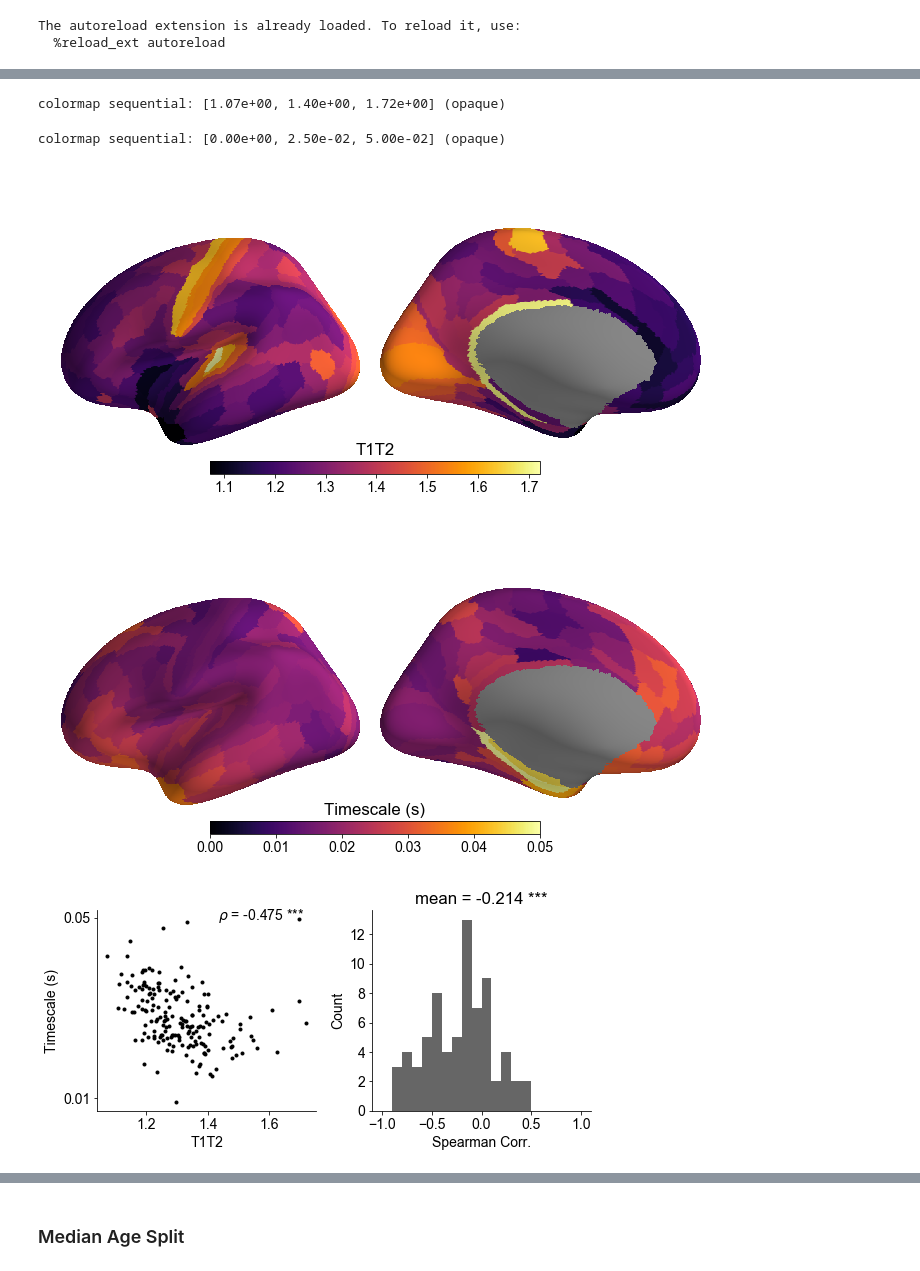
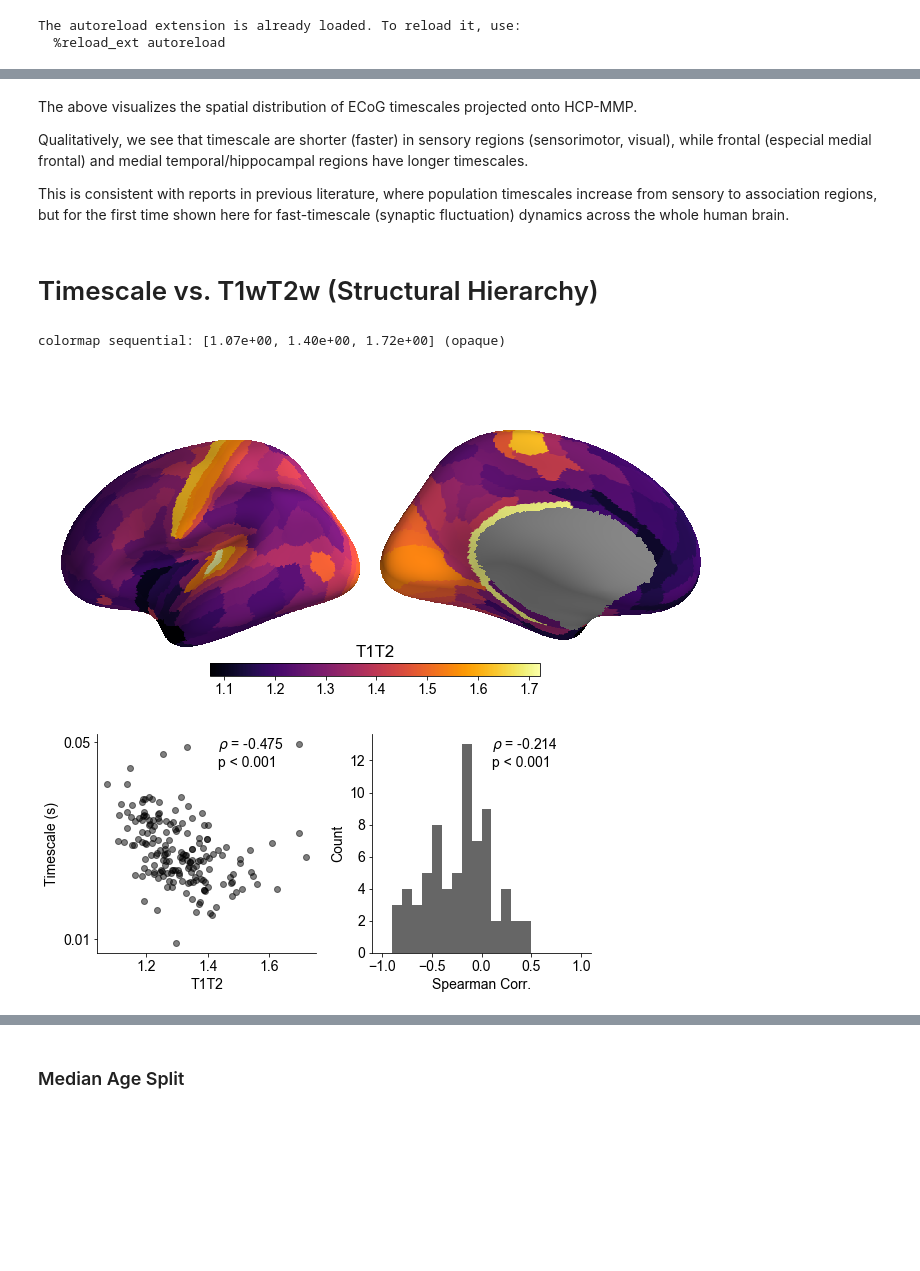
Before and after one commit to rdgao/field-echos, a Jupyter notebook: notebooks/viz_human_MMP.ipynb, the cells around one changed output, grey strips where cells are left out. Drawn from its saved outputs; the diff is of its cells as text; code cells hidden in the pictures; blank space fills up the shorter version.

Commit message:
prettifying the human ECoG notebook

```diff
--- a/notebooks/viz_human_MMP.ipynb
+++ b/notebooks/viz_human_MMP.ipynb
@@ -27,7 +47,7 @@ save_plot=True
 The autoreload extension is already loaded. To reload it, use:
   %reload_ext autoreload
 # %%
-# load data
+# load parcellation projected ECoG data & structural/transcriptomic data
 d_query = 4
 df_W_max = pd.read_csv('../data/df_human_W_max_%i.csv'%d_query, index_col=0)
 df_tau_weighted = pd.read_csv('../data/df_human_tau_weighted_%i.csv'%d_query, index_col=0)
@@ -38,3 +58,12 @@ mmp_aggr = pd.read_csv('../data/mmp_macro.csv', index_col=0, names=['parcel','ma
 # get patient info for age-related analysis
 df_patient = df_ecog.groupby('patient').mean()[['gender', 'age']].astype(int)
 df_patient.index = df_patient.index.astype(int)
+
+# patient parcel coverage
+w_thres = 0.5
+df_patient.insert(len(df_patient.columns), 'coverage', np.sum(df_W_max>=w_thres,1))
+df_patient.insert(len(df_patient.columns), 'pct_coverage', np.sum(df_W_max>=w_thres,1)/len(df_W_max.columns))
+
+# compute thresholded and weighted average
+df_tau_threshed = df_tau_weighted[df_W_max>=w_thres]
+tau_parcel = echo_utils.compute_weighted_average(df_tau_weighted, df_W_max, w_thres, method='weighted')
@@ -119,55 +140,56 @@ def compute_weighted_average(df_feature, df_W, w_thresh=0.5, axis=0, method='wei
+# %% [markdown]
+The above visualizes the spatial distribution of ECoG timescales projected onto HCP-MMP.
+
+Qualitatively, we see that timescale are shorter (faster) in sensory regions (sensorimotor, visual), while frontal (especial medial frontal) and medial temporal/hippocampal regions have longer timescales.
+
+This is consistent with reports in previous literature, where population timescales increase from sensory to association regions, but for the first time shown here for fast-timescale (synaptic fluctuation) dynamics across the whole human brain.
+# %% [markdown]
+# Timescale vs. T1wT2w (Structural Hierarchy)
 # %%
-xy_axis_frac = (0.55, 0.95)
 struct_feat = 'T1T2'
+
+x = df_struct[struct_feat].values
+y = tau_parcel
+
 # plot feature on MMP brain
 plt.figure(figsize=(10,5))
-echo_utils.plot_MMP(df_struct[struct_feat].values, save_file=fig_path%('mmp_'+struct_feat), bp=2)
-plt.title(struct_feat)
-
-df_tau_threshed = df_tau_weighted[df_W_max>=w_thres]
-tau_parcel = compute_weighted_average(df_tau_weighted, df_W_max, w_thres, method='weighted')
-
-# plot grand average value on MMP
-plt.figure(figsize=(10,5))
-echo_utils.plot_MMP(tau_parcel, save_file=fig_path%'mmp_tau', minmax=[0,0.05], bp=2)
-plt.title('Timescale (s)')
+echo_utils.plot_MMP(x, save_file=fig_path%('mmp_'+struct_feat), bp=2, title=struct_feat)
 
 # group average correlation
 rho, pv = stats.spearmanr(df_struct[struct_feat], tau_parcel, nan_policy='omit')
+rho, p_est, p_resamp, _ = echo_utils.perm_spearman(x, y, resamp='shuffle')
 
 plt.figure(figsize=(8,4))
 plt.subplot(1,2,1)
-plt.plot(df_struct[struct_feat], tau_parcel, '.k')
-plt.yscale('log');
+plt.plot(x, y, 'ok', alpha=0.5); plt.yscale('log');
 plt.xlabel(struct_feat); plt.ylabel('Timescale (s)'); despine()
 plt.yticks([0.01, 0.05], ['0.01', '0.05']); plt.tick_params('y', which='minor', left=False, labelleft=False)
-s = r'$\rho$ = %.3f '%rho + np.sum(pv<=np.array([0.05, 0.01, 0.005]))*'*'
-plt.annotate(s, xy=xy_axis_frac, xycoords='axes fraction')
+s = echo_utils.sig_str(rho, p_resamp, form='text')
+plt.annotate(s, xy=(0.55, 0.85), xycoords='axes fraction')
 
 # per-subject correlation
 min_parcels = 10
 df_subj_corr = pd.DataFrame(index=df_tau_weighted.index, columns=['n_parcels', 'rho', 'pv'])
 for i_s, subj in df_tau_threshed.iterrows():
     df_subj_corr['n_parcels'].loc[i_s] = (~np.isnan(subj)).sum()
     if df_subj_corr['n_parcels'].loc[i_s]>=3:
-        rho, pv = stats.spearmanr(df_struct[struct_feat], subj, nan_policy='omit')
+        rho, pv = spearmanr(x, subj, nan_policy='omit')
     else:
         rho, pv = np.nan, np.nan
     df_subj_corr['rho'].loc[i_s],df_subj_corr['pv'].loc[i_s] = rho,pv
 
 # only count correlations from subjects that had min # of parcels
 corr_valid = df_subj_corr[df_subj_corr['n_parcels']>=min_parcels]['rho'].values.astype(float)
-tt_pv = stats.ttest_1samp(corr_valid, 0)[1]
+tt_pv = ttest_1samp(corr_valid, 0)[1]
 plt.subplot(1,2,2)
 plt.hist(corr_valid, bins=np.arange(-1,1.1,0.1), color='k', alpha=0.6)
 plt.xlabel('Spearman Corr.');plt.ylabel('Count');despine()
-s = 'mean = %.3f '%np.nanmean(corr_valid) + np.sum(tt_pv<=np.array([0.05, 0.01, 0.005]))*'*'
-plt.title(s);
-plt.tight_layout()
+s = echo_utils.sig_str(np.nanmean(corr_valid), tt_pv, form='text', corr_letter=r'mean $\rho$')
+plt.annotate(s, xy=(0.55, 0.85), xycoords='axes fraction')
+
+plt.tight_layout();
 plt.savefig(fig_path[:-4]%('mmp_tau_%s_%i'%(struct_feat,d_query)), bbox_inches='tight')
 # %% [output]
 colormap sequential: [1.07e+00, 1.40e+00, 1.72e+00] (opaque)
-colormap sequential: [0.00e+00, 2.50e-02, 5.00e-02] (opaque)
 [figure]
-[figure, old version]
+[figure, new version]
-[figure, removed]
```
Also changed, not shown: parts of 22 cells of this notebook, 5 other files.
